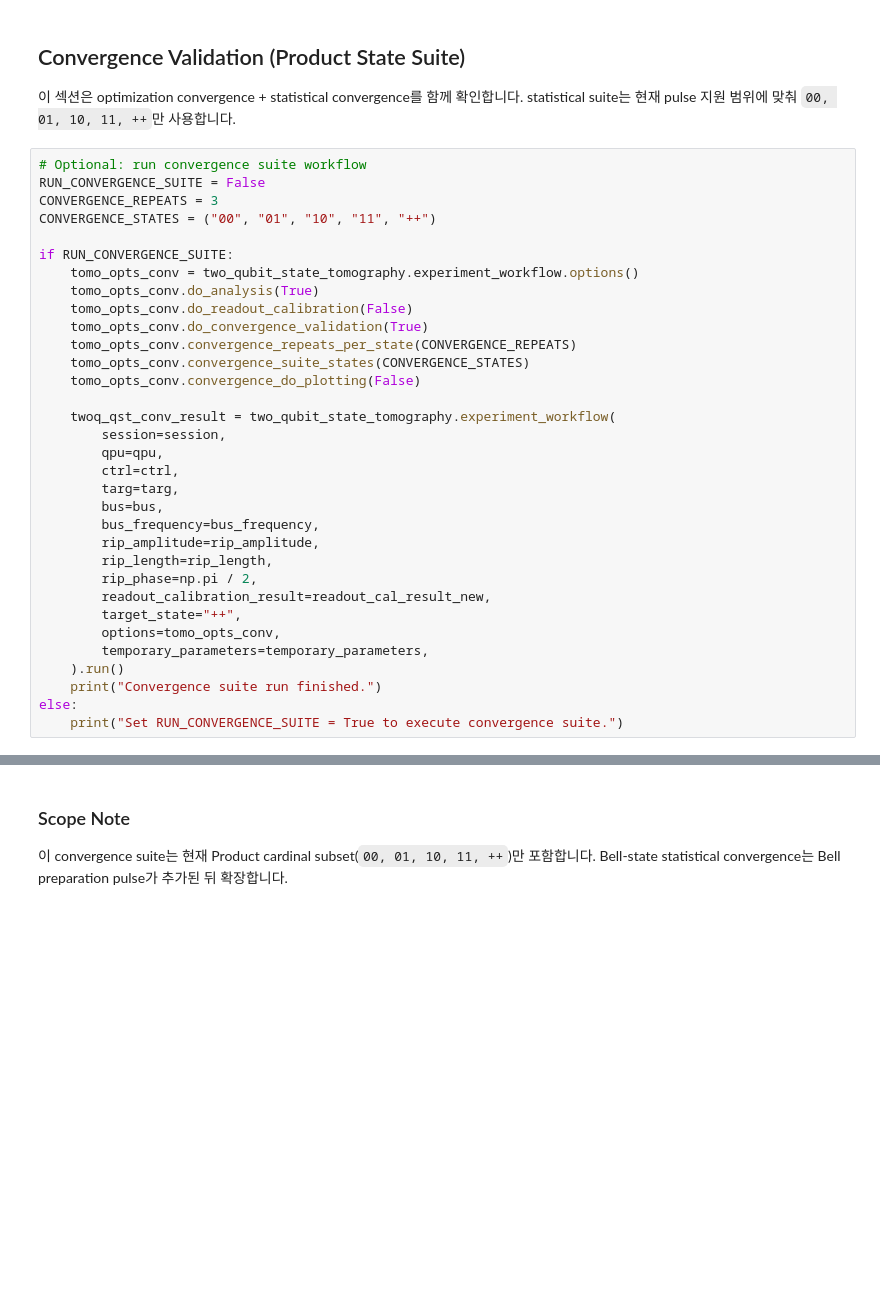
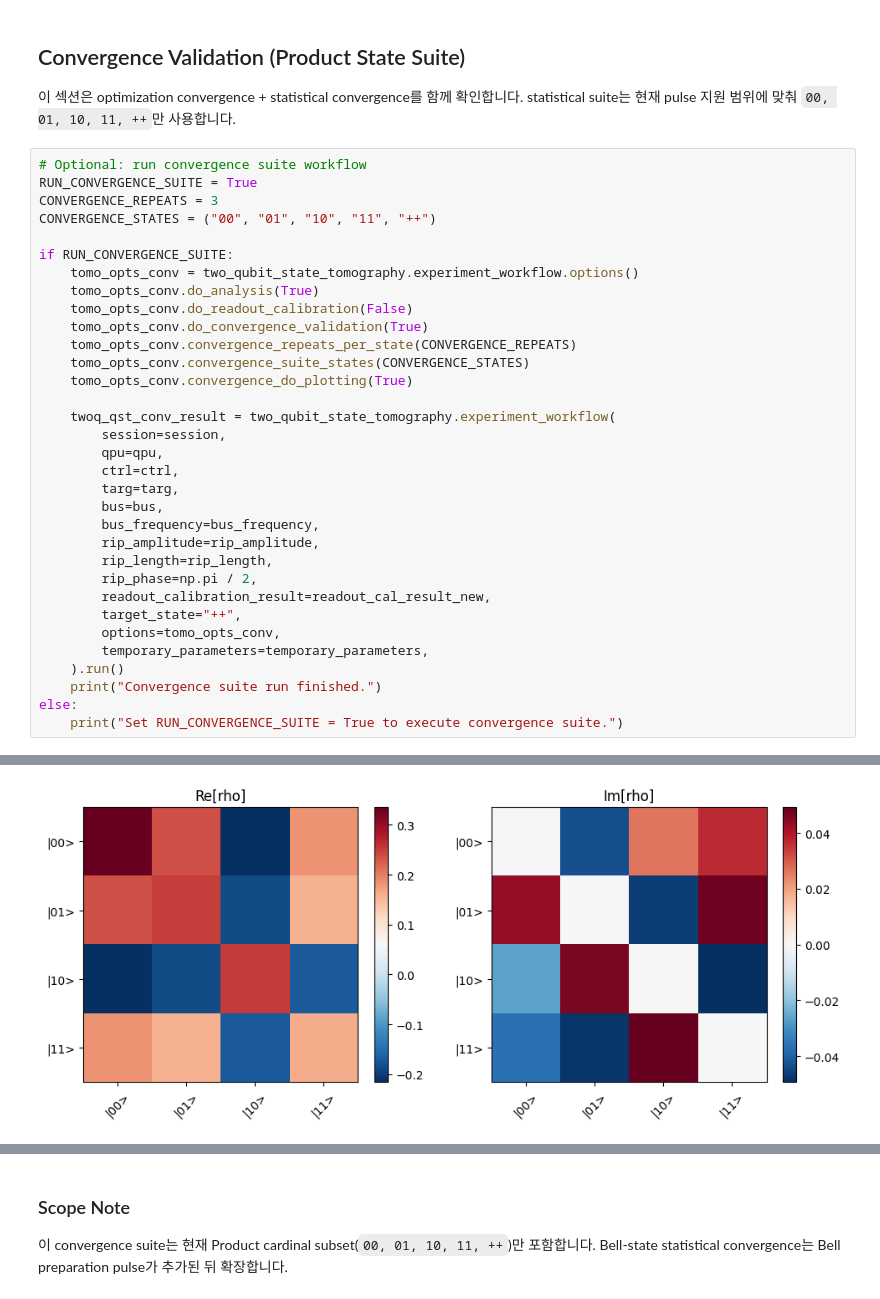
Before and after one commit to yalgaeahn/qubit-experiment, a Jupyter notebook: examples/selectiveRIP/2Q_QST_TEST_NEW.ipynb, the cells around one changed output, grey strips where cells are left out. Drawn from its saved outputs; the diff is of its cells as text; blank space fills up the shorter version.

Commit message:
Show convergence stats output

```diff
--- a/examples/selectiveRIP/2Q_QST_TEST_NEW.ipynb
+++ b/examples/selectiveRIP/2Q_QST_TEST_NEW.ipynb
@@ -685,7 +749,7 @@ fidelity_to_++: 0.9776824779157073
 statistical suite는 현재 pulse 지원 범위에 맞춰 `00, 01, 10, 11, ++`만 사용합니다.
 # %%
 # Optional: run convergence suite workflow
-RUN_CONVERGENCE_SUITE = False
+RUN_CONVERGENCE_SUITE = True
 CONVERGENCE_REPEATS = 3
 CONVERGENCE_STATES = ("00", "01", "10", "11", "++")
 
@@ -696,7 +760,7 @@ if RUN_CONVERGENCE_SUITE:
     tomo_opts_conv.do_convergence_validation(True)
     tomo_opts_conv.convergence_repeats_per_state(CONVERGENCE_REPEATS)
     tomo_opts_conv.convergence_suite_states(CONVERGENCE_STATES)
-    tomo_opts_conv.convergence_do_plotting(False)
+    tomo_opts_conv.convergence_do_plotting(True)
 
     twoq_qst_conv_result = two_qubit_state_tomography.experiment_workflow(
         session=session,
@@ -716,3 +780,4 @@ if RUN_CONVERGENCE_SUITE:
     print("Convergence suite run finished.")
 else:
     print("Set RUN_CONVERGENCE_SUITE = True to execute convergence suite.")
+# %% [output]
@@ -718,0 +801 @@ else:
+[figure, added]
```
Also changed, not shown: parts of 22 cells of this notebook, 12 other files.
